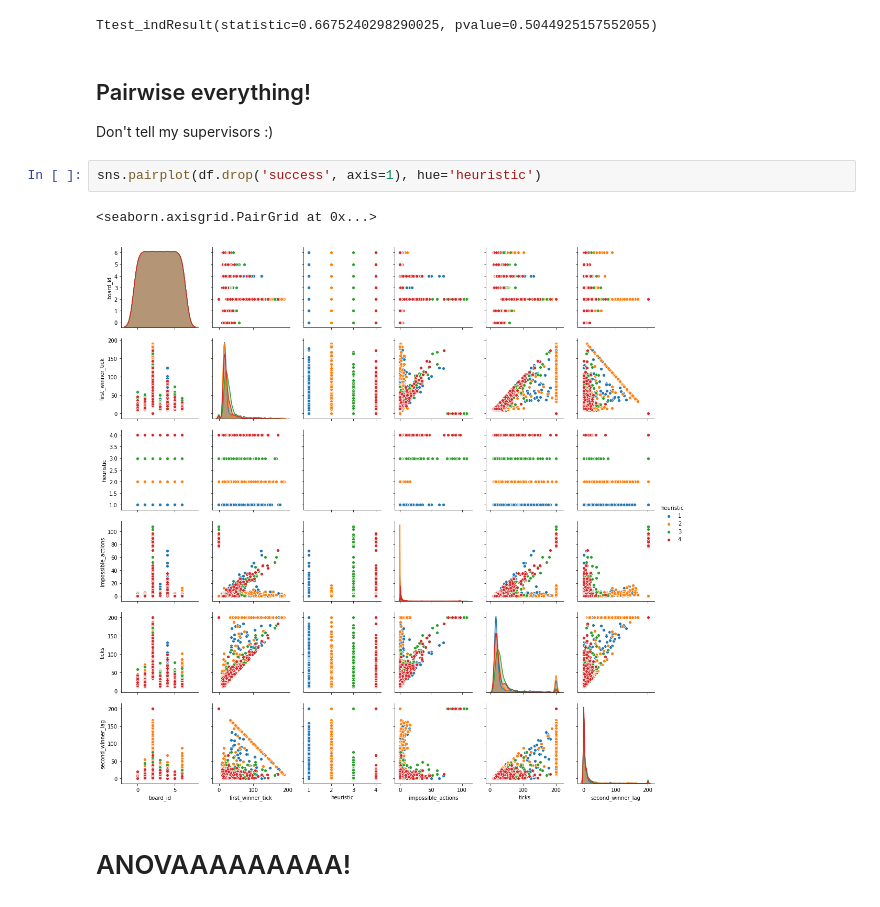
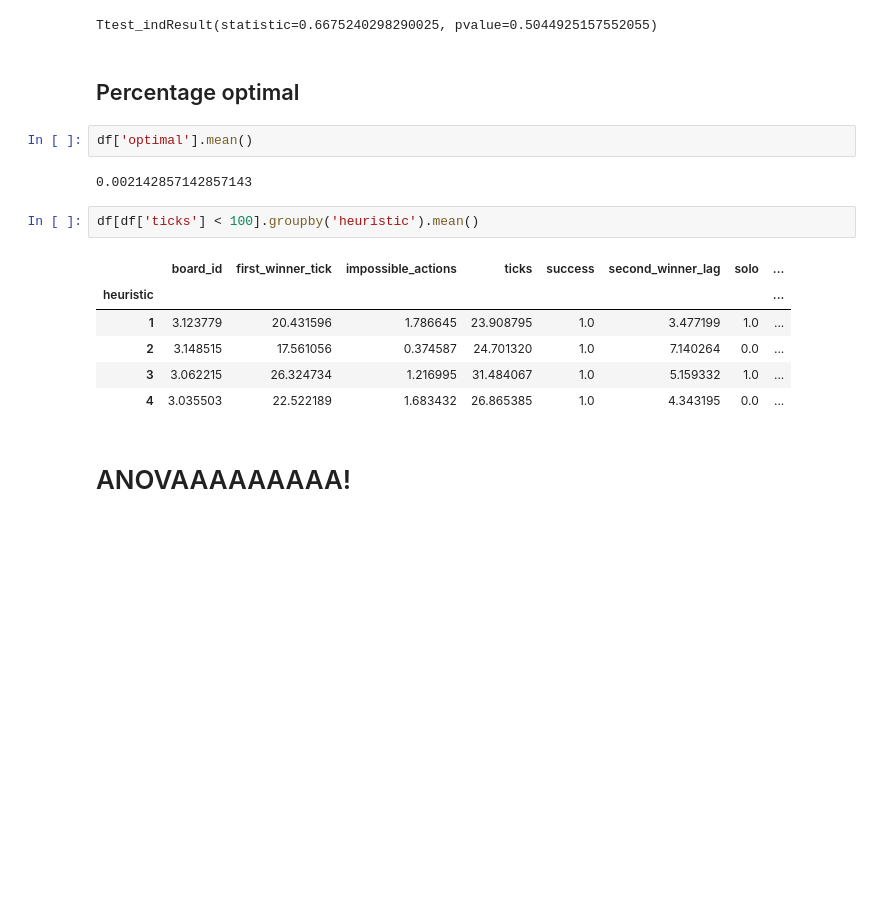
Before and after one commit to Nagasaki45/cooperative-ai, a Jupyter notebook: analysis/analysis.ipynb, the cells around one changed output. Drawn from its saved outputs; the diff is of its cells as text; blank space fills up the shorter version.

```diff
--- a/analysis/analysis.ipynb
+++ b/analysis/analysis.ipynb
@@ -178,15 +147,21 @@ sns.barplot(
 stats.ttest_ind(df['ticks'][df['solo'] == True], df['ticks'][df['solo'] == False])
 # %% [output]
 Ttest_indResult(statistic=0.6675240298290025, pvalue=0.5044925157552055)
-# %% [markdown]
-## Pairwise everything!
-
-Don't tell my supervisors :)
-# %%
-sns.pairplot(df.drop('success', axis=1), hue='heuristic')
-# %% [output]
-<seaborn.axisgrid.PairGrid at 0x...>
-[figure, removed]
+# %% [markdown]
+## Percentage optimal
+# %%
+df['optimal'].mean()
+# %% [output]
+0.002142857142857143
+# %%
+df[df['ticks'] < 100].groupby('heuristic').mean()
+# %% [output]
+|  | board_id | first_winner_tick | impossible_actions | ticks | success | second_winner_lag | solo | ... |
+| heuristic |  |  |  |  |  |  |  | ... |
+| 1 | 3.123779 | 20.431596 | 1.786645 | 23.908795 | 1.0 | 3.477199 | 1.0 | ... |
+| 2 | 3.148515 | 17.561056 | 0.374587 | 24.701320 | 1.0 | 7.140264 | 0.0 | ... |
+| 3 | 3.062215 | 26.324734 | 1.216995 | 31.484067 | 1.0 | 5.159332 | 1.0 | ... |
+| 4 | 3.035503 | 22.522189 | 1.683432 | 26.865385 | 1.0 | 4.343195 | 0.0 | ... |
 # %% [markdown]
 # ANOVAAAAAAAAA!
 # %% [markdown]
```
Also changed, not shown: parts of 11 cells of this notebook.
